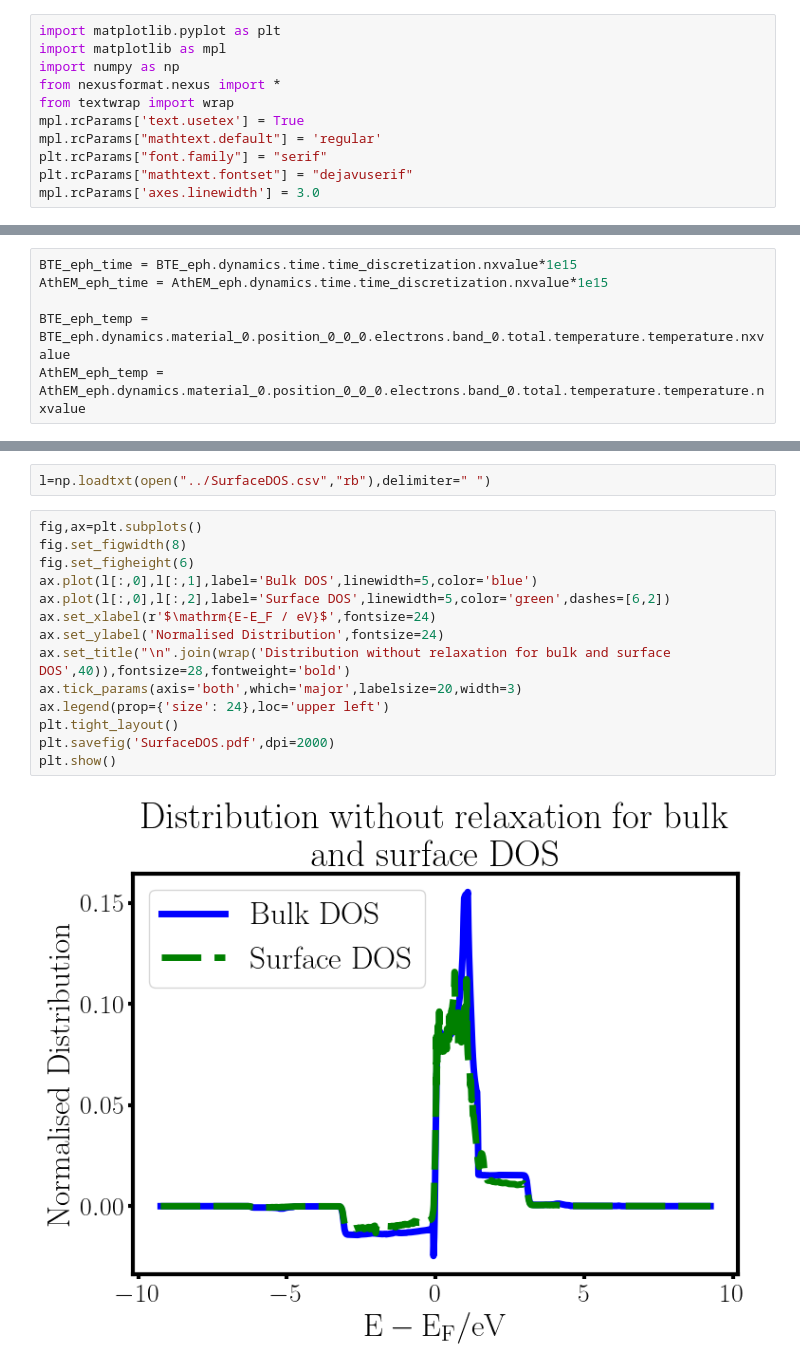
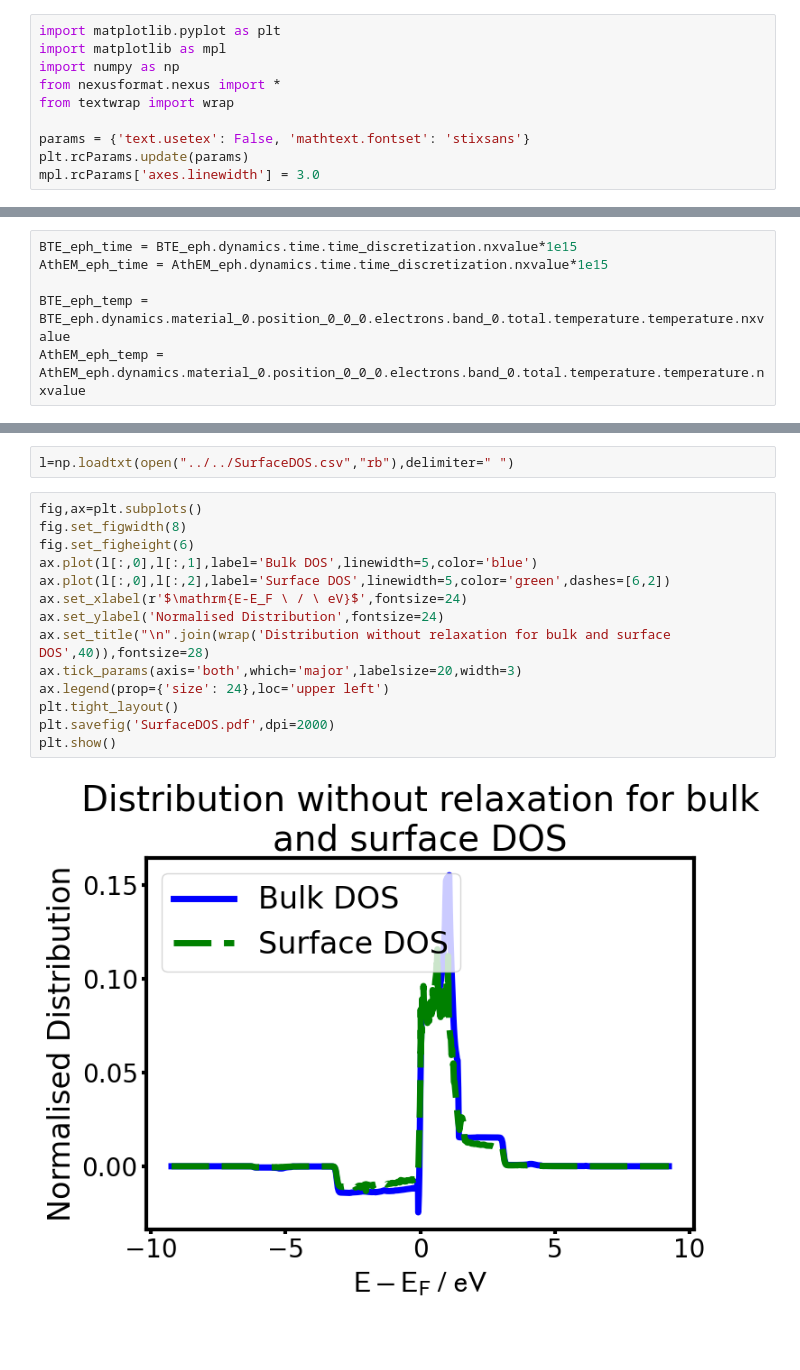
Before and after one commit to maurergroup/LightMatter.jl, a Jupyter notebook: Posters/Zadar/Nexus.ipynb, the cells around one changed output, grey strips where cells are left out. Saved outputs shown, nothing was run; the diff lists cells and outputs as text; blank space fills up the shorter version.

```diff
--- a/Posters/Zadar/Nexus.ipynb
+++ b/Posters/Zadar/Nexus.ipynb
@@ -4,10 +4,9 @@ import matplotlib as mpl
 import numpy as np
 from nexusformat.nexus import *
 from textwrap import wrap
-mpl.rcParams['text.usetex'] = True
-mpl.rcParams["mathtext.default"] = 'regular'
-plt.rcParams["font.family"] = "serif"
-plt.rcParams["mathtext.fontset"] = "dejavuserif"
+
+params = {'text.usetex': False, 'mathtext.fontset': 'stixsans'}
+plt.rcParams.update(params)
 mpl.rcParams['axes.linewidth'] = 3.0
 # %%
 AthEM=nxload('C:/Users/u5522838/Documents/Collaboration Docs/AthEM Nexus Files/fig6+7+8/fig6+7+8/athem_au.nxs')
@@ -139,18 +138,18 @@ plt.show()
 # %%
-l=np.loadtxt(open("../SurfaceDOS.csv","rb"),delimiter=" ")
+l=np.loadtxt(open("../../SurfaceDOS.csv","rb"),delimiter=" ")
 # %%
 fig,ax=plt.subplots()
 fig.set_figwidth(8)
 fig.set_figheight(6)
 ax.plot(l[:,0],l[:,1],label='Bulk DOS',linewidth=5,color='blue')
 ax.plot(l[:,0],l[:,2],label='Surface DOS',linewidth=5,color='green',dashes=[6,2])
-ax.set_xlabel(r'$\mathrm{E-E_F / eV}$',fontsize=24)
+ax.set_xlabel(r'$\mathrm{E-E_F \ / \ eV}$',fontsize=24)
 ax.set_ylabel('Normalised Distribution',fontsize=24)
-ax.set_title("\n".join(wrap('Distribution without relaxation for bulk and surface DOS',40)),fontsize=28,fontweight='bold')
+ax.set_title("\n".join(wrap('Distribution without relaxation for bulk and surface DOS',40)),fontsize=28)
 ax.tick_params(axis='both',which='major',labelsize=20,width=3)
 ax.legend(prop={'size': 24},loc='upper left')
 plt.tight_layout()
 plt.savefig('SurfaceDOS.pdf',dpi=2000)
 plt.show()
 # %% [output]
-[figure, old version]
+[figure, new version]
```
Also changed, not shown: parts of 12 cells of this notebook, 14 other files.
